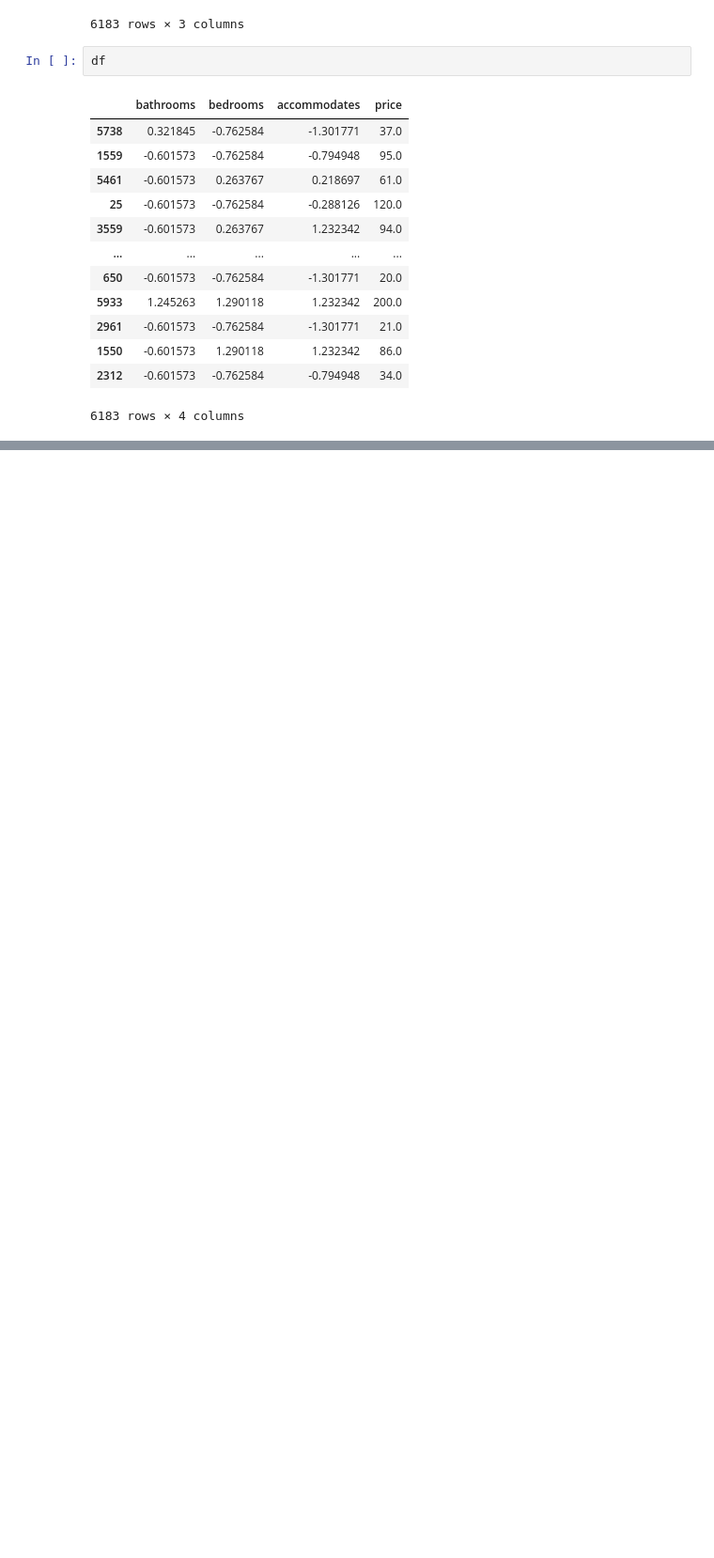
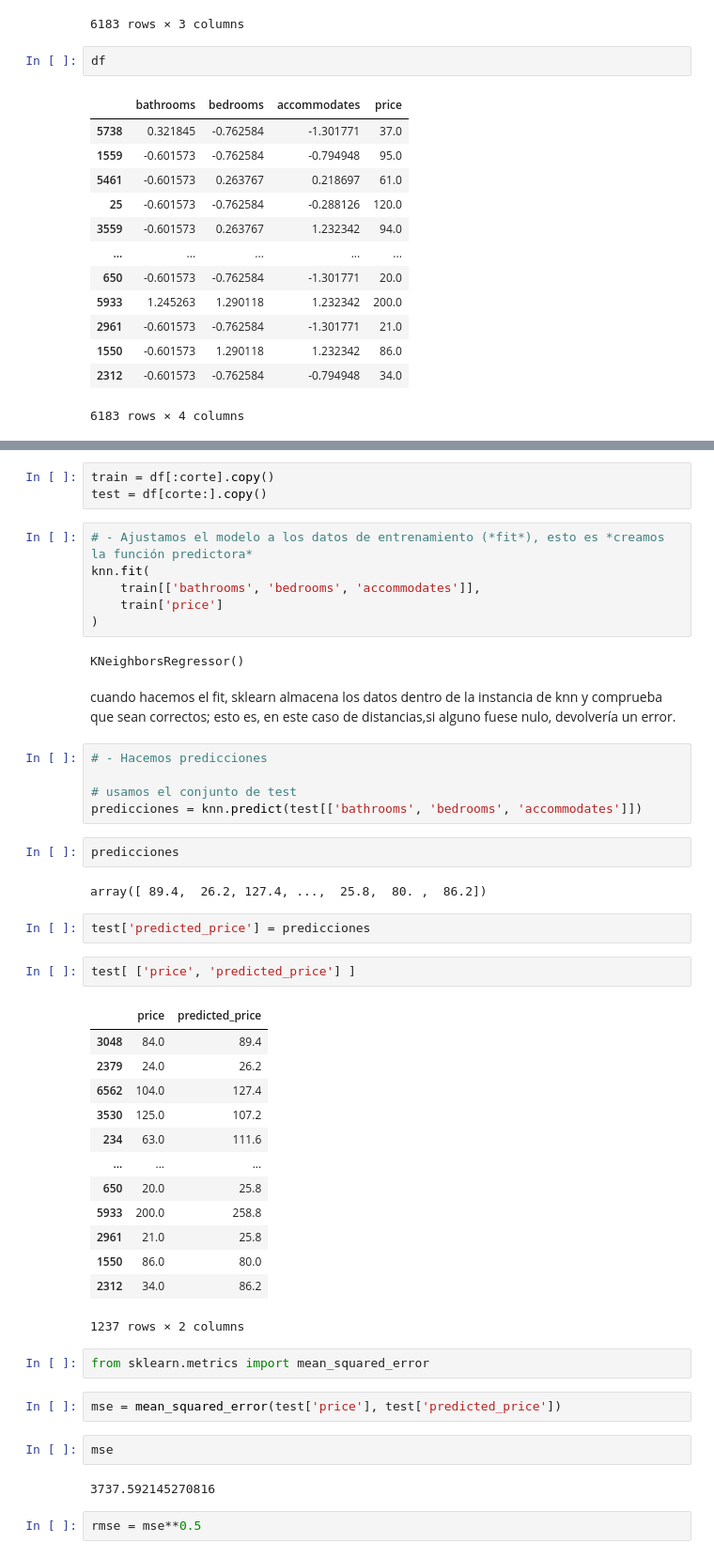
Before and after one commit to afoone/caipc-mar-2023, a Jupyter notebook: 05 - Multivariante.ipynb, the cells around one changed output, grey strips where cells are left out. Shown at 94% size. Drawn from its saved outputs; the diff is of its cells as text; blank space fills up the shorter version.

```diff
--- a/05 - Multivariante.ipynb
+++ b/05 - Multivariante.ipynb
@@ -284,0 +343,50 @@ df
+# %%
+train = df[:corte].copy()
+test = df[corte:].copy()
+# %%
+# - Ajustamos el modelo a los datos de entrenamiento (*fit*), esto es *creamos la función predictora*
+knn.fit(
+    train[['bathrooms', 'bedrooms', 'accommodates']],
+    train['price']
+)
+# %% [output]
+KNeighborsRegressor()
+# %% [markdown]
+cuando hacemos el fit, sklearn almacena los datos dentro de la instancia de knn y comprueba que sean correctos; esto es, en este caso de distancias,si alguno fuese nulo, devolvería un error.
+# %%
+# - Hacemos predicciones
+
+# usamos el conjunto de test
+predicciones = knn.predict(test[['bathrooms', 'bedrooms', 'accommodates']])
+# %%
+predicciones
+# %% [output]
+array([ 89.4,  26.2, 127.4, ...,  25.8,  80. ,  86.2])
+# %%
+test['predicted_price'] = predicciones
+# %%
+test[ ['price', 'predicted_price'] ]
+# %% [output]
+|  | price | predicted_price |
+| 3048 | 84.0 | 89.4 |
+| 2379 | 24.0 | 26.2 |
+| 6562 | 104.0 | 127.4 |
+| 3530 | 125.0 | 107.2 |
+| 234 | 63.0 | 111.6 |
+| ... | ... | ... |
+| 650 | 20.0 | 25.8 |
+| 5933 | 200.0 | 258.8 |
+| 2961 | 21.0 | 25.8 |
+| 1550 | 86.0 | 80.0 |
+| 2312 | 34.0 | 86.2 |
+1237 rows × 2 columns
+# %%
+from sklearn.metrics import mean_squared_error
+# %%
+mse = mean_squared_error(test['price'], test['predicted_price'])
+# %%
+mse
+# %% [output]
+3737.592145270816
+# %%
+rmse = mse**0.5
```
Also changed, not shown: parts of 34 cells of this notebook, 2 other files.
